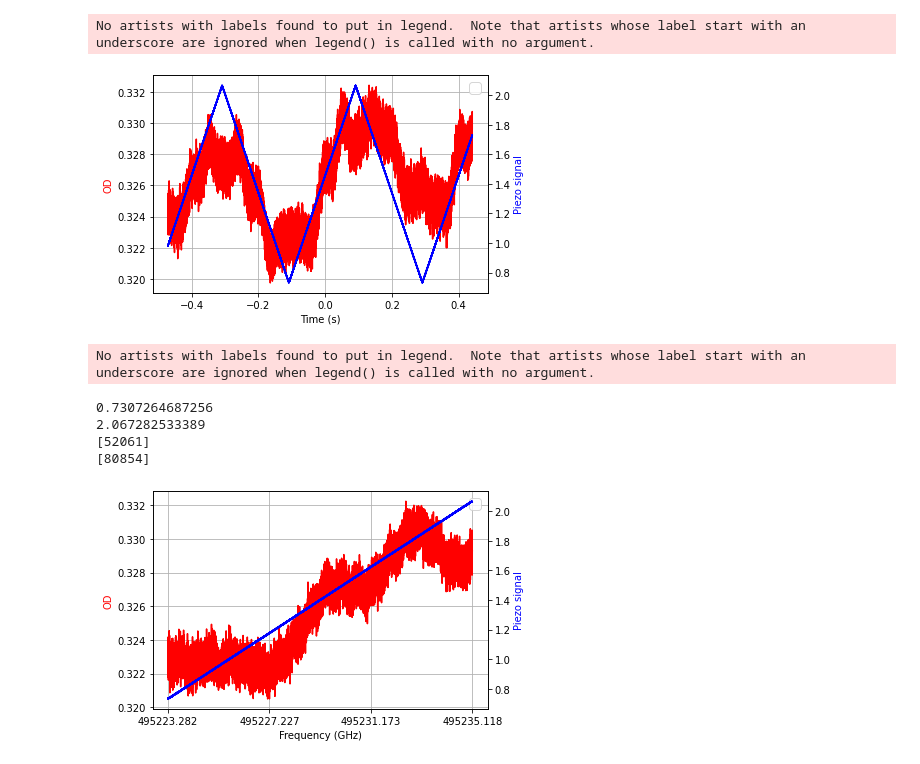
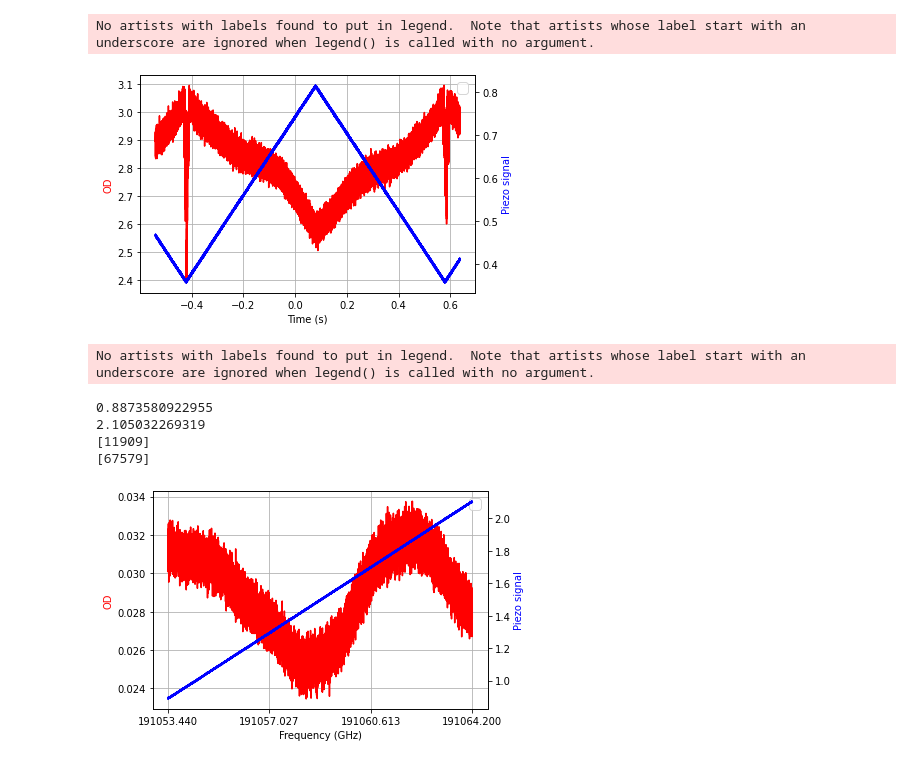
Before and after one commit to JUOM2016/Quick_cal_and_plotting, a Jupyter notebook: absorption_using_laser.ipynb, the cells around one changed output. Saved outputs shown, nothing was run; the diff lists cells and outputs as text; code cells hidden in the pictures.

```diff
--- a/absorption_using_laser.ipynb
+++ b/absorption_using_laser.ipynb
@@ -6,14 +6,15 @@ from natsort import natsorted
 import matplotlib.pyplot as plt
 from matplotlib.ticker import FormatStrFormatter
 import sys
+import statsmodels.api as sm
 
-dir = 'C:\\Users\\wj2002\\Dropbox (Heriot-Watt University Team)\\RES_EPS_Quantum_Photonics_Lab\\Experiments\\Current Experiments\\Broadband telecom quantum memories\\2022_PrYVO_Spectroscopy\\Visible'
-folder = '20221108_0_1%_PrYVO4_absorption_visible_laser'
+dir = 'C:\\Users\\wj2002\\Dropbox (Heriot-Watt University Team)\\RES_EPS_Quantum_Photonics_Lab\\Experiments\\Current Experiments\\Broadband telecom quantum memories\\2022_PrYVO_Spectroscopy\\Infrared'
+folder = '20221115_0_1%_PrYVO4_absorption_telecom_laser'
 # Measured data through the crystal, the first one is horizontal polarised and the second one is vertical polarised
-files_data=['ABS11815.csv','ABS11816.csv']
+files_data=['YV111523.csv','YV111524.csv']
 # Measured references through the empty hole, the first one is horizontal polarised and the second one is vertical polarised
 # You can disable this if you do not have the data, and run the third cell please
-files_ref =['ABS11707.csv','ABS11706.csv']
+#files_ref =['ABS11707.csv','ABS11706.csv']
 
 num_of_files=np.size(files_data)
 # %%
@@ -118,53 +119,55 @@ if len(data[:,0]) != len(ref[:,0]):
 
         fig, ax1 = plt.subplots()
         ax2 = ax1.twinx()
-        ax1.plot(Time, OD1, 'r-', label='ln(Vertical/Horizontal)')
+        ax1.plot(Time, OD, 'r-', label='ln(Vertical/Horizontal)')
         ax1.legend(loc='upper right',fontsize=14)
         ax2.plot(Time, Piezo_trigger_signal, 'b-')
         ax1.set_xlabel('Time (s)')
         ax1.set_ylabel('OD', color='r')
         ax2.set_ylabel('Piezo signal', color='b')
         #ax1.set_ylim([0,0.18])
         fig.patch.set_facecolor('white')
         ax1.grid(True)
         plt.show()
 else:
         Piezo_trigger_signal=data[:,1]
         Time=data[:,0]
         normalised_data=data[:,2]/data[:,3]
         normalised_ref=ref[:,2]/ref[:,3]
         OD=np.log(normalised_ref/normalised_data)
         OD1=np.log(ref[:,2]/data[:,2])
+        #smoothed = sm.nonparametric.lowess(exog=Time, endog=OD)
 
         fig, ax1 = plt.subplots()
         ax2 = ax1.twinx()
         #ax1.plot(Time, OD1, 'r-', label='ln(Vertical/Horizontal)')
-        ax1.plot(Time, OD1, 'r-')
+        ax1.plot(Time, OD, 'r-')
+        #ax1.plot(Time, smoothed, 'g-')
         ax1.legend(loc='upper right',fontsize=14)
         ax2.plot(Time, Piezo_trigger_signal, 'b-')
         ax1.set_xlabel('Time (s)')
         ax1.set_ylabel('OD', color='r')
         ax2.set_ylabel('Piezo signal', color='b')
         #ax1.set_ylim([0,0.18])
         fig.patch.set_facecolor('white')
         ax1.grid(True)
         plt.show()
 # %% [output]
 No artists with labels found to put in legend.  Note that artists whose label start with an underscore are ignored when legend() is called with no argument.
-[figure, old version]
+[figure, new version]
 # %%
 Piezo_min=min(data[0:len(data[:,1])-30000,1])
-Piezo_max=max(data[30000:len(data[:,1]),1])
+Piezo_max=max(data[:,1])
 print(Piezo_min)
 print(Piezo_max)
 loc_piezo_min=np.where(data[0:len(data[:,1])-30000,1]==Piezo_min)
-loc_piezo_max=np.where(data[30000:len(data[:,1]),1]==Piezo_max)
+loc_piezo_max=np.where(data[:,1]==Piezo_max)
 print(loc_piezo_min[0])
-print(loc_piezo_max[0]+30000)
-num_of_one_piezo_period=loc_piezo_max[0]+30000-loc_piezo_min[0]
+print(loc_piezo_max[0])
+num_of_one_piezo_period=loc_piezo_max[0]-loc_piezo_min[0]
 
-scanning_central_freq=495.2292 # Unit:THz
-scanning_amplitude=44 # Unite:V
+scanning_central_freq=191.05882 # Unit:THz
+scanning_amplitude=40 # Unite:V
 Piezo_slope=0.26898 # Unit: GHz/V; When the laser scanning offset is changed 1 V, the frequency will shift 0.26898 GHz
 freq_low=scanning_central_freq*1e3-Piezo_slope*scanning_amplitude/2
 freq_high=scanning_central_freq*1e3+Piezo_slope*scanning_amplitude/2
@@ -208,9 +211,9 @@ else:
         fig, ax1 = plt.subplots()
         ax2 = ax1.twinx()
         #ax1.plot(Time, OD1, 'r-', label='ln(Vertical/Horizontal)')
-        ax1.plot(freq_scale, OD1[int(loc_piezo_min[0]):int(loc_piezo_max[0])+30000], 'r-')
+        ax1.plot(freq_scale, OD1[int(loc_piezo_min[0]):int(loc_piezo_max[0])], 'r-')
         ax1.legend(loc='upper right',fontsize=14)
-        ax2.plot(freq_scale, Piezo_trigger_signal[int(loc_piezo_min[0]):int(loc_piezo_max[0])+30000], 'b-')
+        ax2.plot(freq_scale, Piezo_trigger_signal[int(loc_piezo_min[0]):int(loc_piezo_max[0])], 'b-')
         ax1.set_xlabel('Frequency (GHz)')
         ax1.set_ylabel('OD', color='r')
         ax2.set_ylabel('Piezo signal', color='b')
@@ -225,8 +228,8 @@ else:
         plt.show()
 # %% [output]
 No artists with labels found to put in legend.  Note that artists whose label start with an underscore are ignored when legend() is called with no argument.
-0.7307264687256
-2.067282533389
-[52061]
-[80854]
+0.8873580922955
+2.105032269319
+[11909]
+[67579]
-[figure, old version]
+[figure, new version]
```
